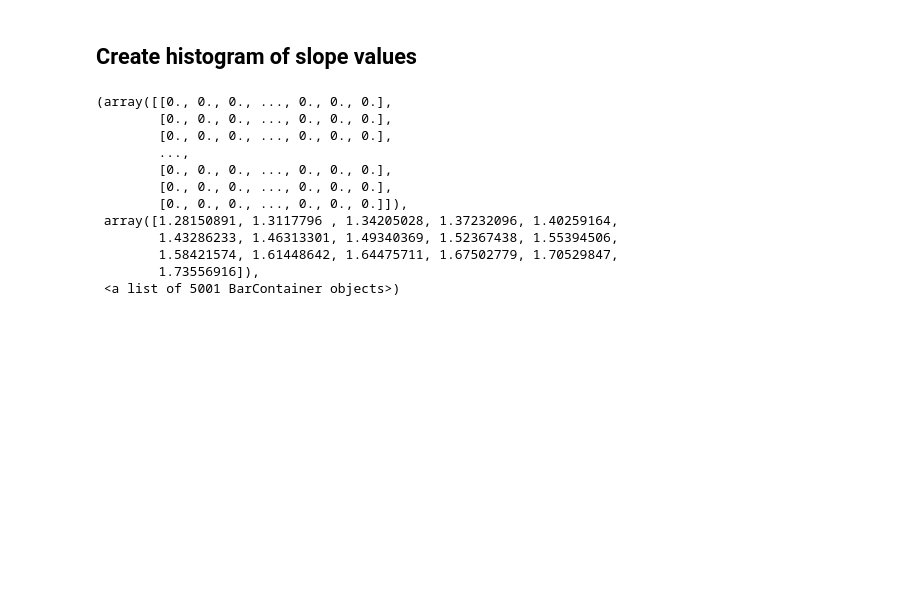
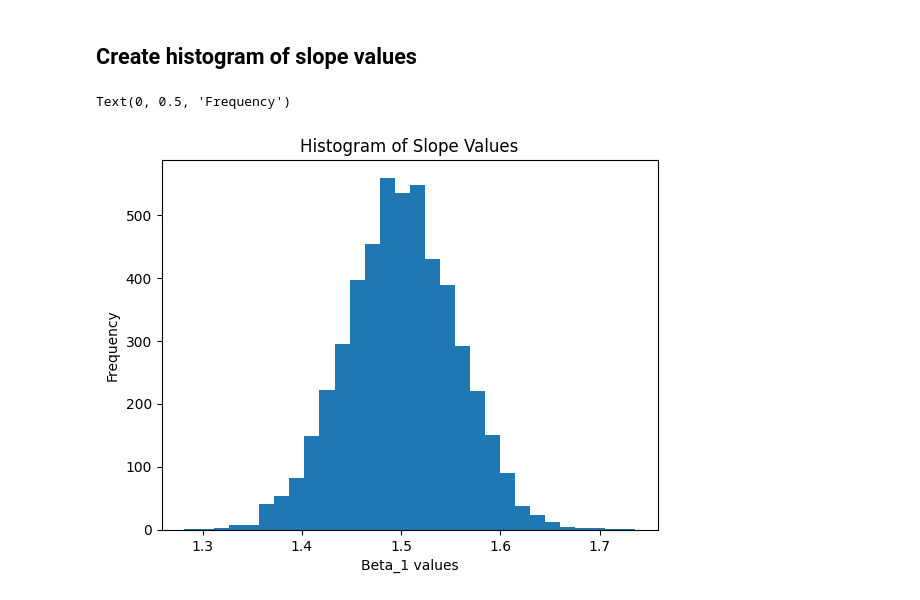
Before and after one commit to lytyler/ST554_Homework5, a Jupyter notebook: Homework5.ipynb, the cells around one changed output. Saved outputs shown, nothing was run; the diff lists cells and outputs as text; code cells hidden in the pictures; blank space fills up the shorter version.

```diff
--- a/Homework5.ipynb
+++ b/Homework5.ipynb
@@ -88,18 +88,11 @@ for i in range(0, 5000):
     slope_list.append(reg.coef_)
 # %% [markdown]
 ## Create histogram of slope values
-# %%
-plt.hist(slope_list, bins = 15)
-# %% [output]
-(array([[0., 0., 0., ..., 0., 0., 0.],
-        [0., 0., 0., ..., 0., 0., 0.],
-        [0., 0., 0., ..., 0., 0., 0.],
-        ...,
-        [0., 0., 0., ..., 0., 0., 0.],
-        [0., 0., 0., ..., 0., 0., 0.],
-        [0., 0., 0., ..., 0., 0., 0.]]),
- array([1.28150891, 1.3117796 , 1.34205028, 1.37232096, 1.40259164,
-        1.43286233, 1.46313301, 1.49340369, 1.52367438, 1.55394506,
-        1.58421574, 1.61448642, 1.64475711, 1.67502779, 1.70529847,
-        1.73556916]),
- <a list of 5001 BarContainer objects>)
+# %%
+plt.hist(np.asarray(slope_list), bins = 30)
+plt.title("Histogram of Slope Values")
+plt.xlabel("Beta_1 values")
+plt.ylabel("Frequency")
+# %% [output]
+Text(0, 0.5, 'Frequency')
+[figure, added]
```
